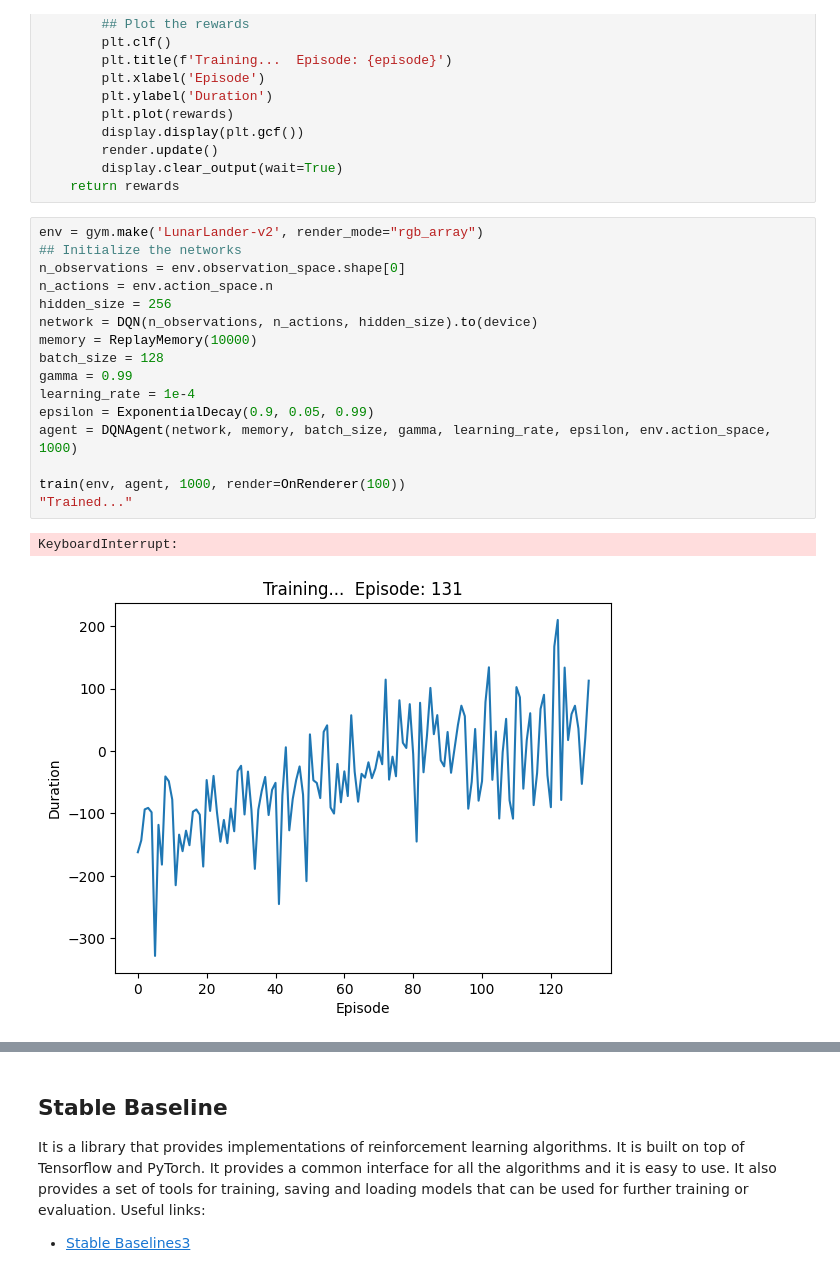
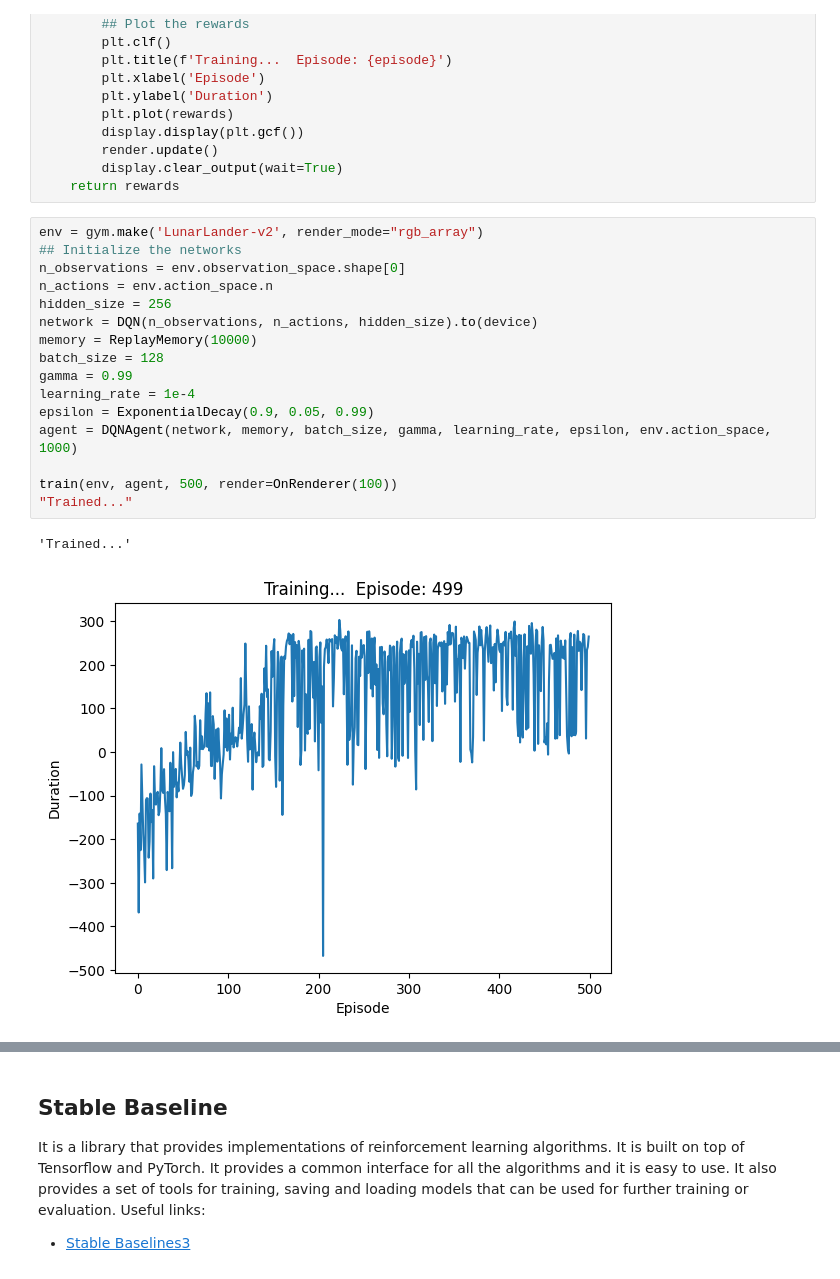
Before and after one commit to cric96/intro-deep-learning-python, a Jupyter notebook: notebook.ipynb, the cells around one changed output, grey strips where cells are left out. Cells and saved outputs as stored; diff of their text form.

```diff
--- a/notebook.ipynb
+++ b/notebook.ipynb
@@ -374,22 +374,22 @@ def train(env: gym.Env, agent: DQNAgent, episodes: int, render: RenderStrategy):
 # %%
 env = gym.make('LunarLander-v2', render_mode="rgb_array")
 ## Initialize the networks
 n_observations = env.observation_space.shape[0]
 n_actions = env.action_space.n
 hidden_size = 256
 network = DQN(n_observations, n_actions, hidden_size).to(device)
 memory = ReplayMemory(10000)
 batch_size = 128
 gamma = 0.99
 learning_rate = 1e-4
 epsilon = ExponentialDecay(0.9, 0.05, 0.99)
 agent = DQNAgent(network, memory, batch_size, gamma, learning_rate, epsilon, env.action_space, 1000)
 
-train(env, agent, 1000, render=OnRenderer(100))
+train(env, agent, 500, render=OnRenderer(100))
 "Trained..."
 # %% [output]
-KeyboardInterrupt:
+'Trained...'
-[figure, old version]
+[figure, new version]
 # %%
 run_episode(env, agent, render=OnRenderer(1), learning=False)
 # %% [output]
```
Also changed, not shown: parts of 7 cells of this notebook.
